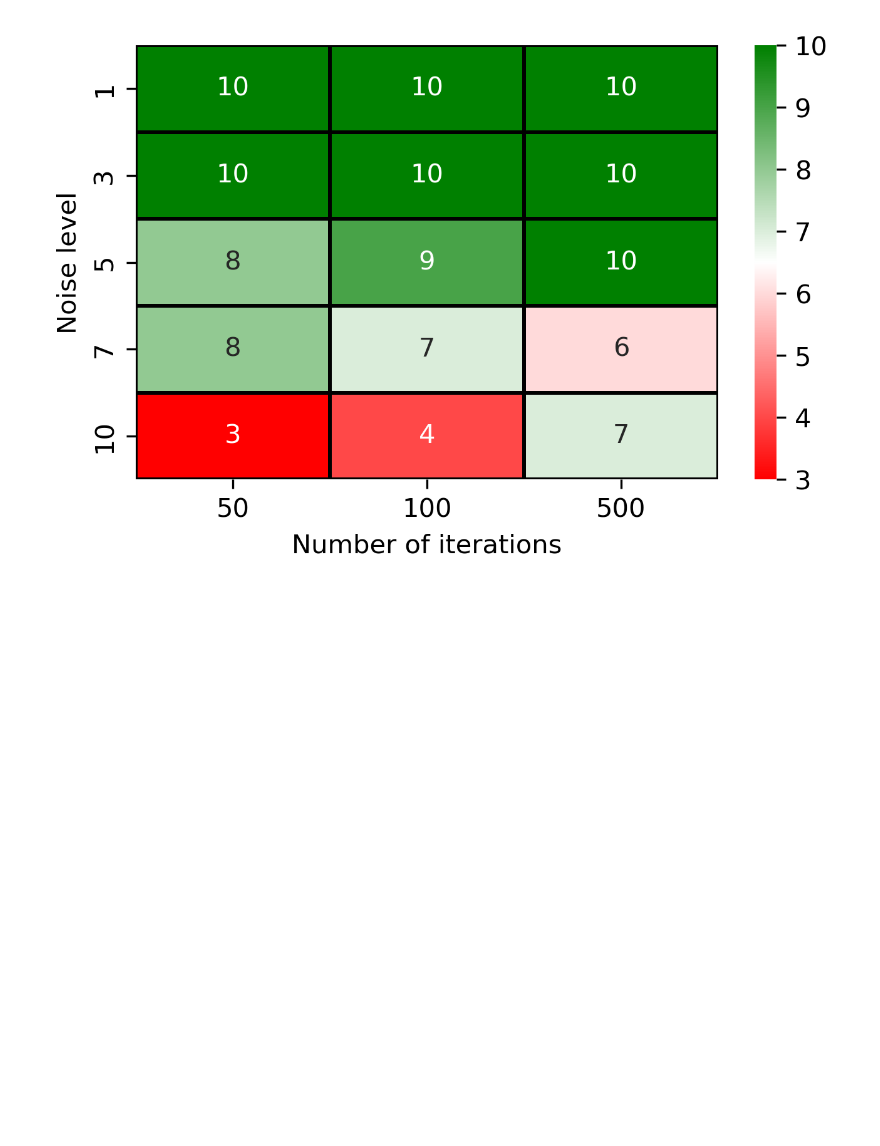
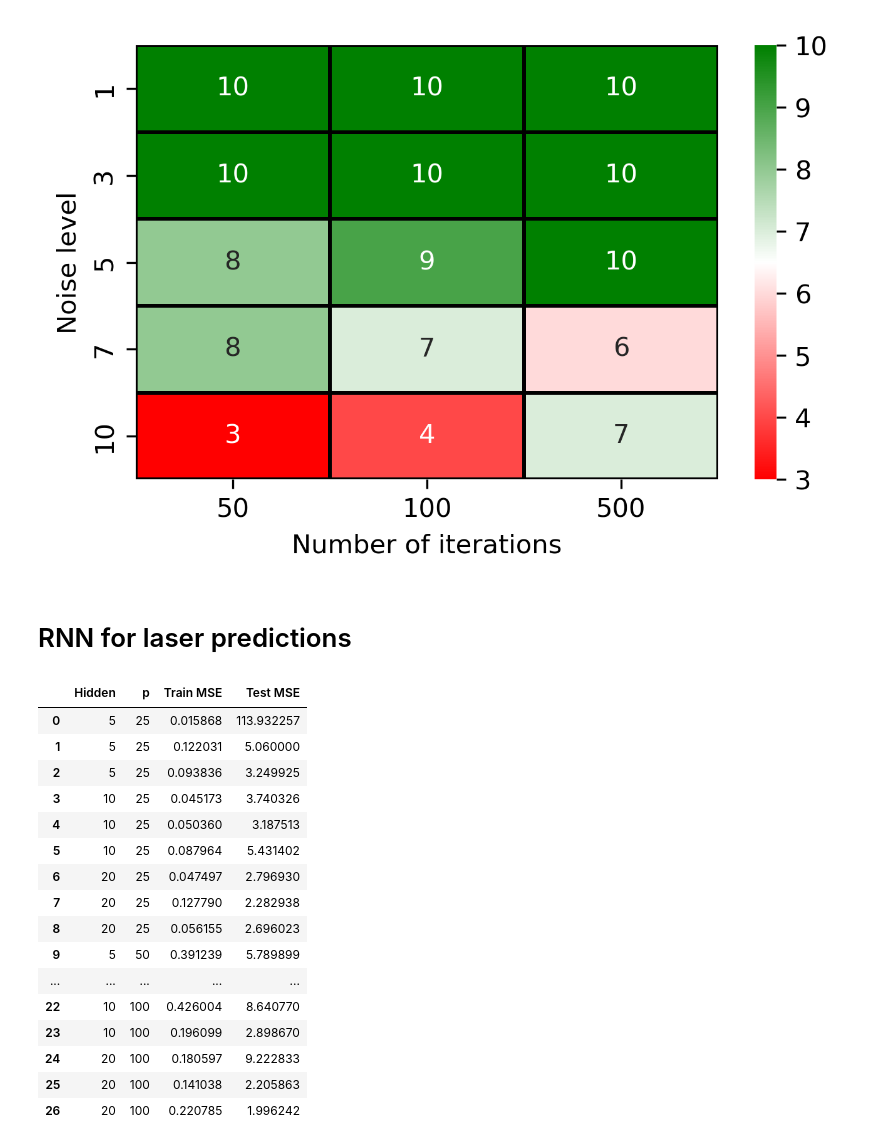
Before and after one commit to ThibeauWouters/MAI, a Jupyter notebook: ANN/Assignment 2/assignment2.ipynb, the cells around one changed output. Drawn from its saved outputs; the diff is of its cells as text; code cells hidden in the pictures; blank space fills up the shorter version.

```diff
--- a/ANN/Assignment 2/assignment2.ipynb
+++ b/ANN/Assignment 2/assignment2.ipynb
@@ -408,3 +408,26 @@ plt.savefig(os.path.join(plots_dir, "hopdigits_reconstructions.pdf"), bbox_inche
 plt.show()
 # %% [output]
 [figure]
+# %% [markdown]
+# RNN for laser predictions
+# %%
+df = pd.read_csv("RNN_results.csv")
+df
+# %% [output]
+|  | Hidden | p | Train MSE | Test MSE |
+| 0 | 5 | 25 | 0.015868 | 113.932257 |
+| 1 | 5 | 25 | 0.122031 | 5.060000 |
+| 2 | 5 | 25 | 0.093836 | 3.249925 |
+| 3 | 10 | 25 | 0.045173 | 3.740326 |
+| 4 | 10 | 25 | 0.050360 | 3.187513 |
+| 5 | 10 | 25 | 0.087964 | 5.431402 |
+| 6 | 20 | 25 | 0.047497 | 2.796930 |
+| 7 | 20 | 25 | 0.127790 | 2.282938 |
+| 8 | 20 | 25 | 0.056155 | 2.696023 |
+| 9 | 5 | 50 | 0.391239 | 5.789899 |
+| ... | ... | ... | ... | ... |
+| 22 | 10 | 100 | 0.426004 | 8.640770 |
+| 23 | 10 | 100 | 0.196099 | 2.898670 |
+| 24 | 20 | 100 | 0.180597 | 9.222833 |
+| 25 | 20 | 100 | 0.141038 | 2.205863 |
+| 26 | 20 | 100 | 0.220785 | 1.996242 |
```
Also changed, not shown: parts of 1 cell of this notebook, 6 other files.
